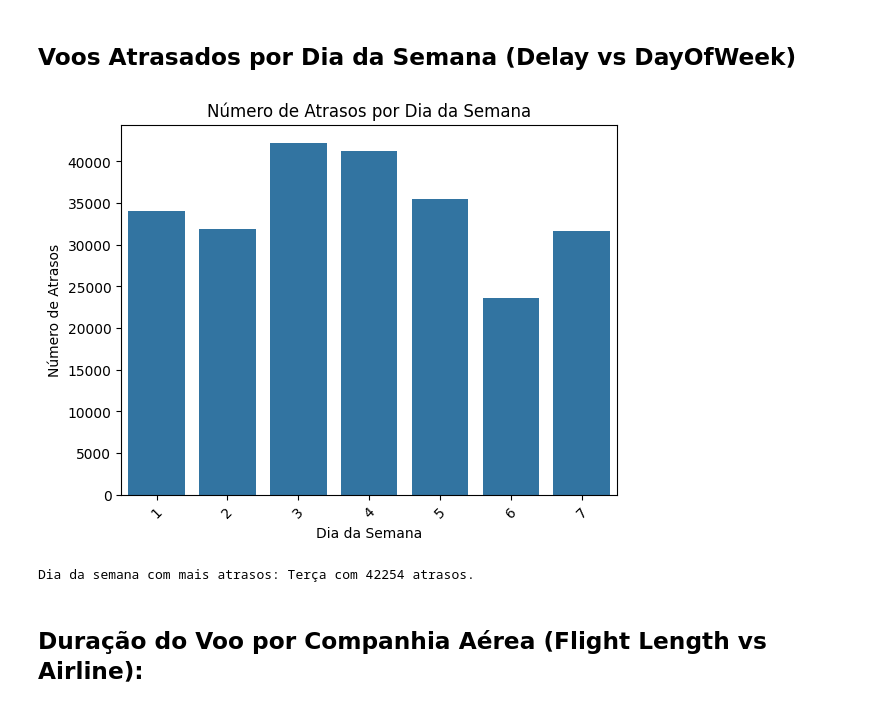
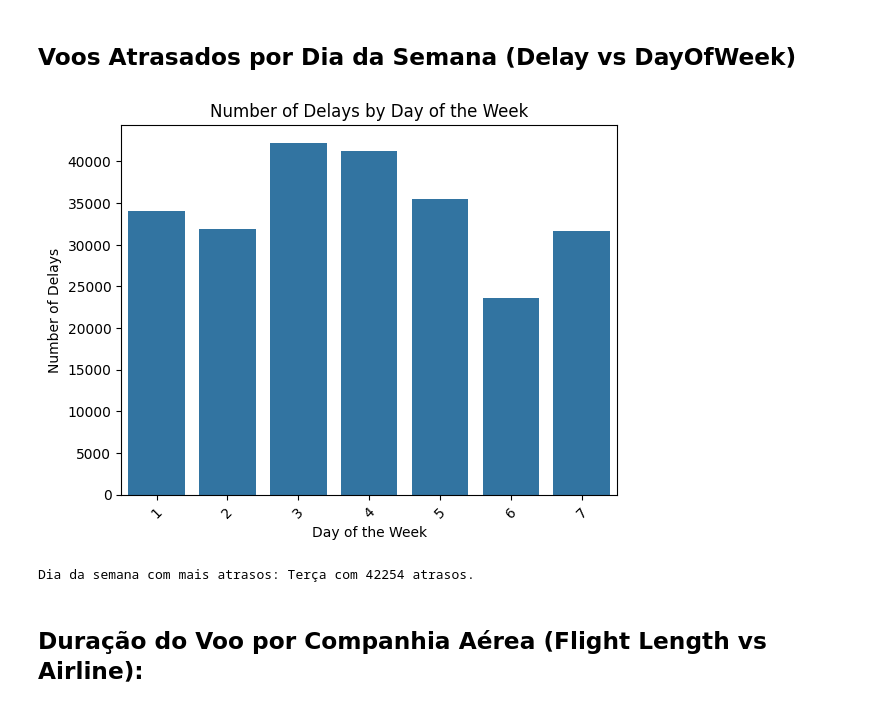
Before and after one commit to herbertgabriel/JaPodeVoar, a Jupyter notebook: app/models/eda.ipynb, the cells around one changed output. Drawn from its saved outputs; the diff is of its cells as text; code cells hidden in the pictures.

```diff
--- a/app/models/eda.ipynb
+++ b/app/models/eda.ipynb
@@ -304,37 +369,37 @@ Companhia aérea com mais atrasos: WN com 65657 atrasos.
 # Filtra os dados para incluir apenas os voos atrasados
 atrasos = dados[dados['Delay'] == 1]
 
 # Calcula o número de atrasos por dia da semana
 media_atrasos = atrasos['DayOfWeek'].value_counts().reset_index()
 media_atrasos.columns = ['DayOfWeek', 'NumberDelays']
 
 # Encontra o dia da semana com mais atrasos
 dia_mais_atrasado = media_atrasos.loc[media_atrasos['NumberDelays'].idxmax()]
 
 # Dicionário para mapear números para nomes dos dias
 dias_da_semana = {
     1: "Domingo",
     2: "Segunda",
     3: "Terça",
     4: "Quarta",
     5: "Quinta",
     6: "Sexta",
     7: "Sábado"
 }
 
 sns.barplot(x='DayOfWeek', y='NumberDelays', data=media_atrasos)
-plt.title('Número de Atrasos por Dia da Semana')
-plt.xlabel('Dia da Semana')
-plt.ylabel('Número de Atrasos')
+plt.title('Number of Delays by Day of the Week')
+plt.xlabel('Day of the Week')
+plt.ylabel('Number of Delays')
 plt.xticks(rotation=45)
 plt.savefig('..\static\image\graficos\Voosatrasadossemana.png')
 plt.show()
 
 # Mostra o dia da semana com mais atrasos usando o dicionário
 dia_nome = dias_da_semana[dia_mais_atrasado['DayOfWeek']]
 print(f"Dia da semana com mais atrasos: {dia_nome} com {dia_mais_atrasado['NumberDelays']} atrasos.")
 # %% [output]
-[figure, old version]
+[figure, new version]
 Dia da semana com mais atrasos: Terça com 42254 atrasos.
 # %% [markdown]
 ## Duração do Voo por Companhia Aérea (Flight Length vs Airline):
```
Also changed, not shown: parts of 8 cells of this notebook, 16 other files.
